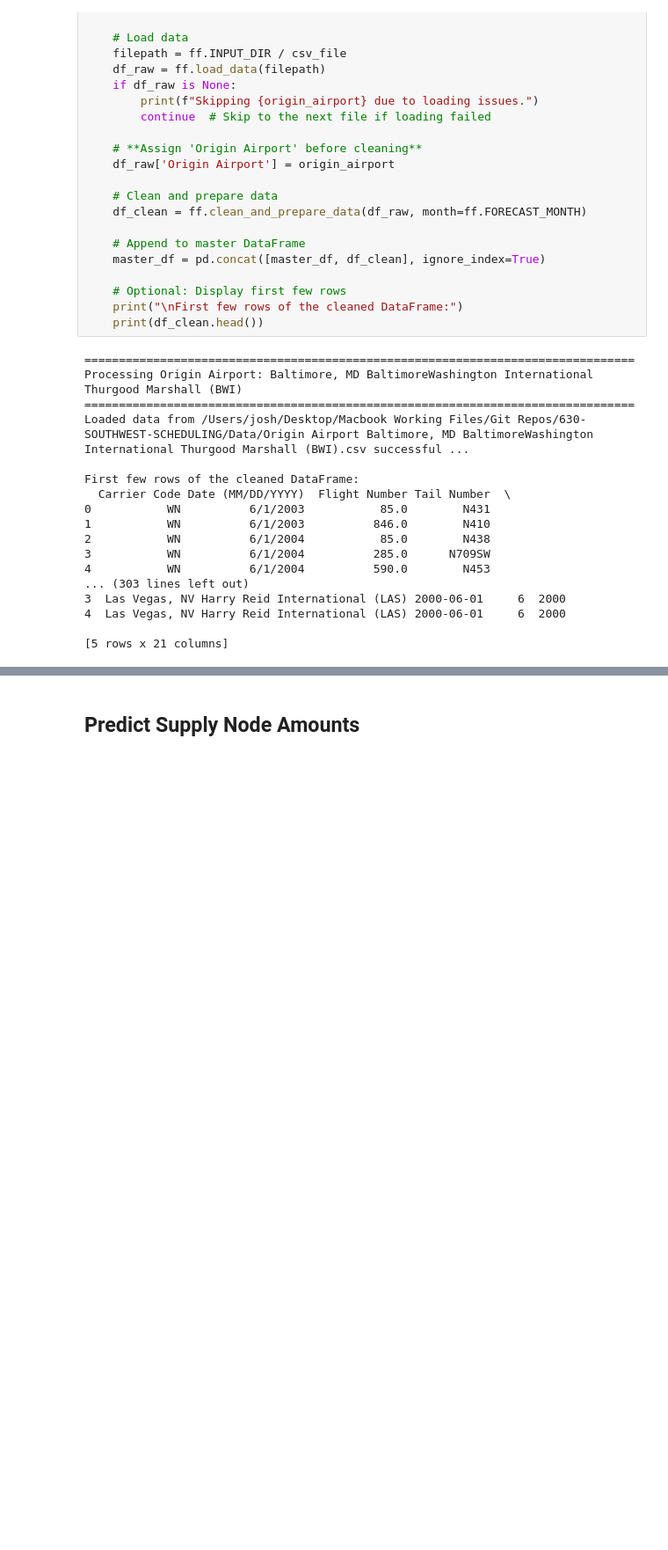
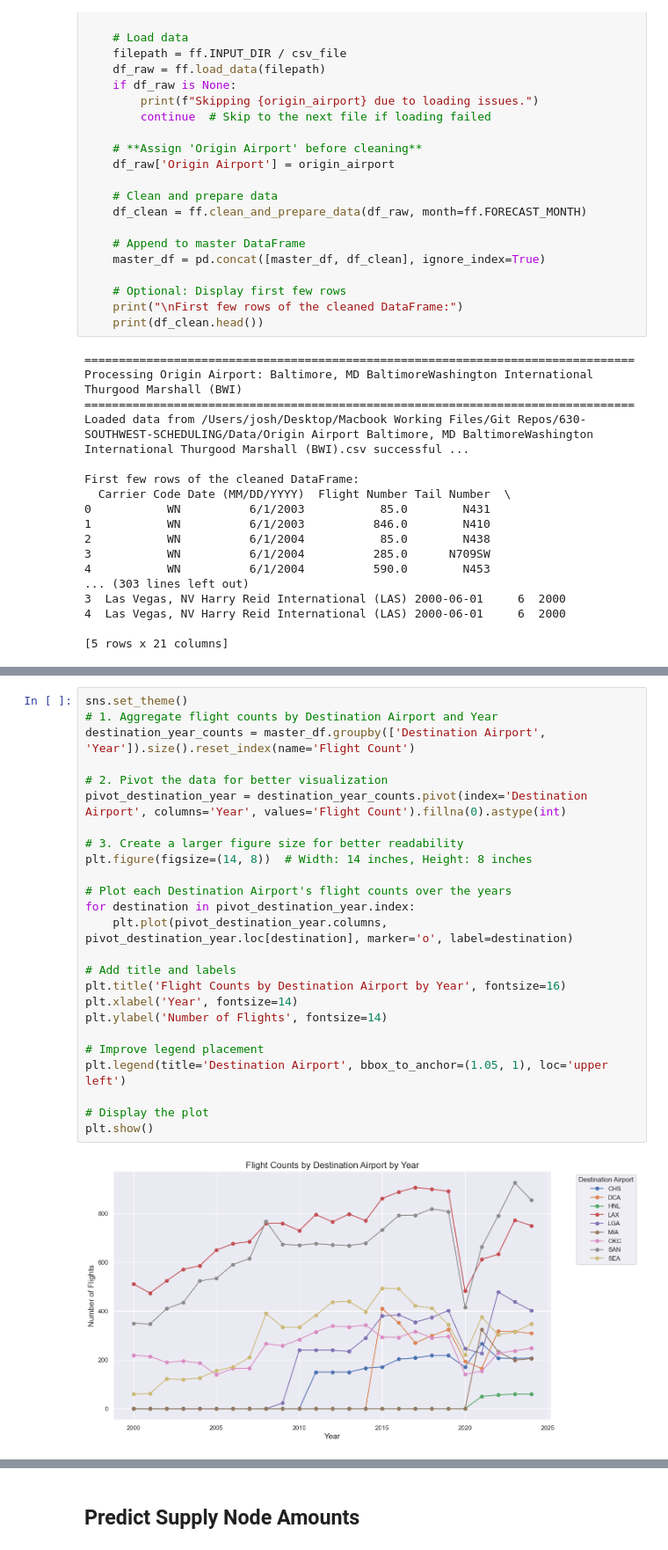
Before and after one commit to Musiik-fn/630-SOUTHWEST-SCHEDULING, a Jupyter notebook: Processing/forecasting.ipynb, the cells around one changed output, grey strips where cells are left out. Shown at 88% size. Drawn from its saved outputs; the diff is of its cells as text; blank space fills up the shorter version.

```diff
--- a/Processing/forecasting.ipynb
+++ b/Processing/forecasting.ipynb
@@ -137,0 +201,27 @@ First few rows of the cleaned DataFrame:
+# %%
+sns.set_theme()
+# 1. Aggregate flight counts by Destination Airport and Year
+destination_year_counts = master_df.groupby(['Destination Airport', 'Year']).size().reset_index(name='Flight Count')
+
+# 2. Pivot the data for better visualization
+pivot_destination_year = destination_year_counts.pivot(index='Destination Airport', columns='Year', values='Flight Count').fillna(0).astype(int)
+
+# 3. Create a larger figure size for better readability
+plt.figure(figsize=(14, 8))  # Width: 14 inches, Height: 8 inches
+
+# Plot each Destination Airport's flight counts over the years
+for destination in pivot_destination_year.index:
+    plt.plot(pivot_destination_year.columns, pivot_destination_year.loc[destination], marker='o', label=destination)
+
+# Add title and labels
+plt.title('Flight Counts by Destination Airport by Year', fontsize=16)
+plt.xlabel('Year', fontsize=14)
+plt.ylabel('Number of Flights', fontsize=14)
+
+# Improve legend placement
+plt.legend(title='Destination Airport', bbox_to_anchor=(1.05, 1), loc='upper left')
+
+# Display the plot
+plt.show()
+# %% [output]
+[figure, added]
```
Also changed, not shown: parts of 7 cells of this notebook, 2 other files.
